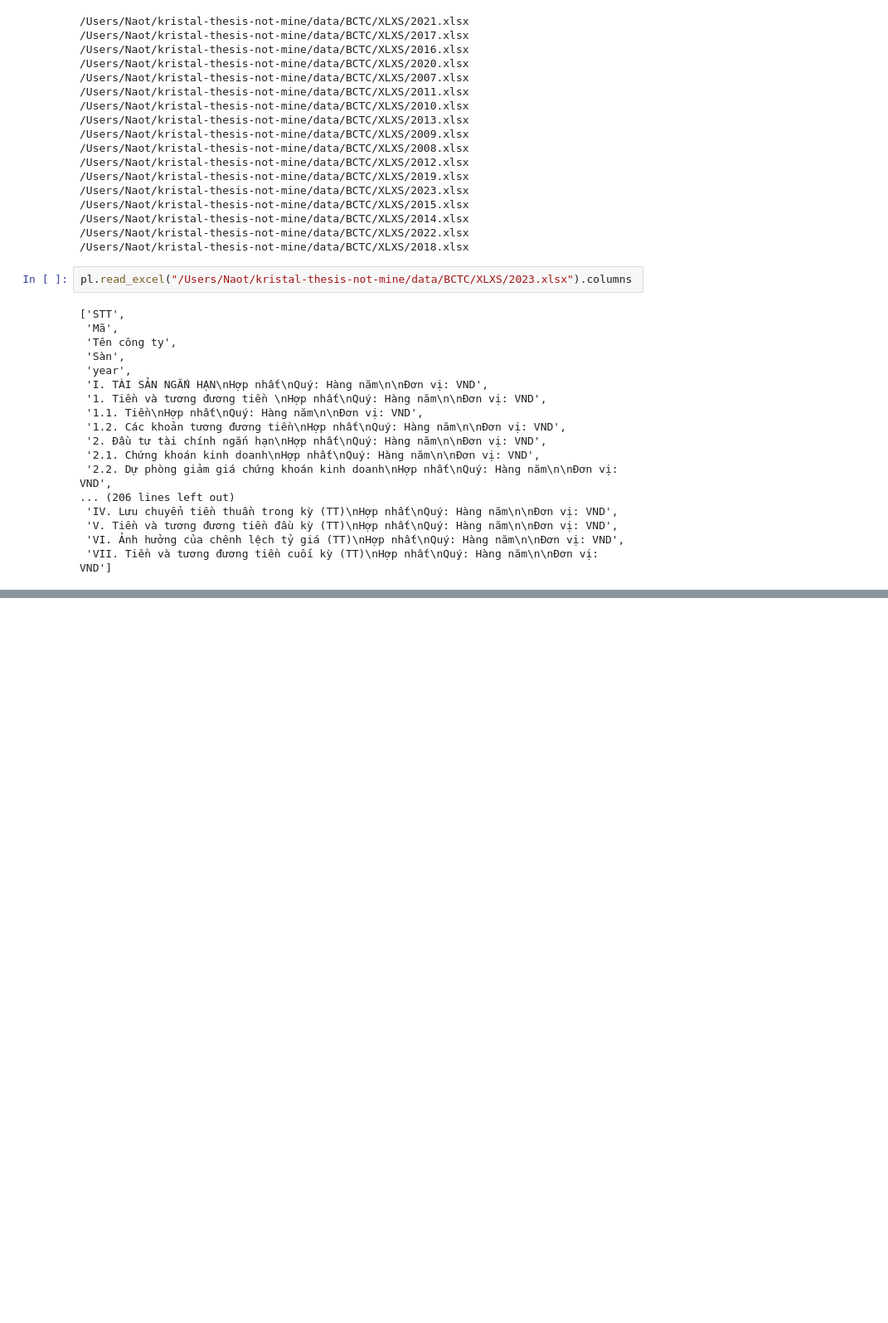
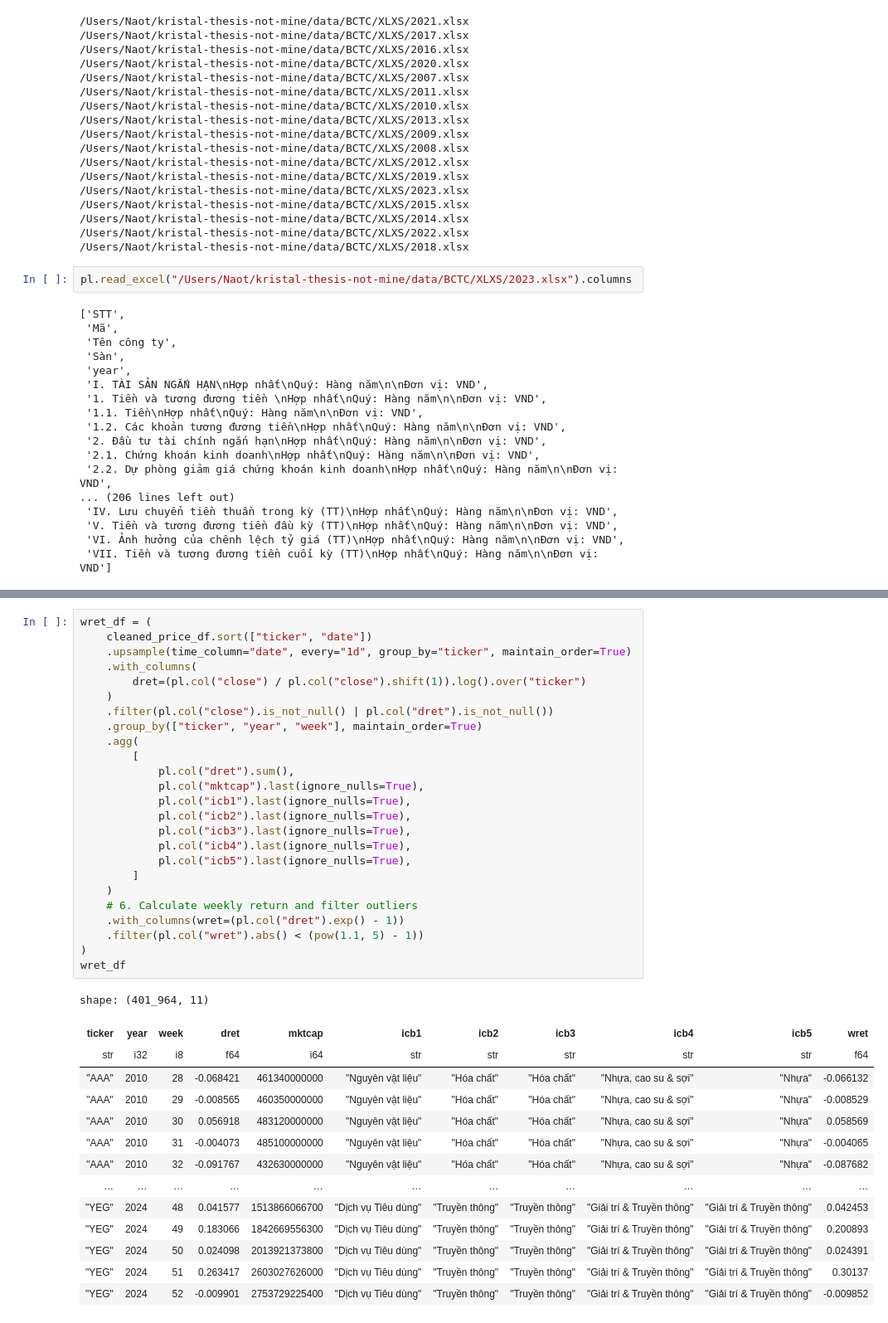
Before and after one commit to vongvinhtoan/kristal-thesis-not-mine, a Jupyter notebook: scripts/preprocessing.ipynb, the cells around one changed output, grey strips where cells are left out. Shown at 83% size. Drawn from its saved outputs; the diff is of its cells as text; blank space fills up the shorter version.

```diff
--- a/scripts/preprocessing.ipynb
+++ b/scripts/preprocessing.ipynb
@@ -286,0 +558,40 @@ shape: (1_516, 4)
+# %%
+wret_df = (
+    cleaned_price_df.sort(["ticker", "date"])
+    .upsample(time_column="date", every="1d", group_by="ticker", maintain_order=True)
+    .with_columns(
+        dret=(pl.col("close") / pl.col("close").shift(1)).log().over("ticker")
+    )
+    .filter(pl.col("close").is_not_null() | pl.col("dret").is_not_null())
+    .group_by(["ticker", "year", "week"], maintain_order=True)
+    .agg(
+        [
+            pl.col("dret").sum(),
+            pl.col("mktcap").last(ignore_nulls=True),
+            pl.col("icb1").last(ignore_nulls=True),
+            pl.col("icb2").last(ignore_nulls=True),
+            pl.col("icb3").last(ignore_nulls=True),
+            pl.col("icb4").last(ignore_nulls=True),
+            pl.col("icb5").last(ignore_nulls=True),
+        ]
+    )
+    # 6. Calculate weekly return and filter outliers
+    .with_columns(wret=(pl.col("dret").exp() - 1))
+    .filter(pl.col("wret").abs() < (pow(1.1, 5) - 1))
+)
+wret_df
+# %% [output]
+shape: (401_964, 11)
+| ticker | year | week | dret | mktcap | icb1 | icb2 | icb3 | icb4 | icb5 | wret |
+| str | i32 | i8 | f64 | i64 | str | str | str | str | str | f64 |
+| "AAA" | 2010 | 28 | -0.068421 | 461340000000 | "Nguyên vật liệu" | "Hóa chất" | "Hóa chất" | "Nhựa, cao su & sợi" | "Nhựa" | -0.066132 |
+| "AAA" | 2010 | 29 | -0.008565 | 460350000000 | "Nguyên vật liệu" | "Hóa chất" | "Hóa chất" | "Nhựa, cao su & sợi" | "Nhựa" | -0.008529 |
+| "AAA" | 2010 | 30 | 0.056918 | 483120000000 | "Nguyên vật liệu" | "Hóa chất" | "Hóa chất" | "Nhựa, cao su & sợi" | "Nhựa" | 0.058569 |
+| "AAA" | 2010 | 31 | -0.004073 | 485100000000 | "Nguyên vật liệu" | "Hóa chất" | "Hóa chất" | "Nhựa, cao su & sợi" | "Nhựa" | -0.004065 |
+| "AAA" | 2010 | 32 | -0.091767 | 432630000000 | "Nguyên vật liệu" | "Hóa chất" | "Hóa chất" | "Nhựa, cao su & sợi" | "Nhựa" | -0.087682 |
+| … | … | … | … | … | … | … | … | … | … | … |
+| "YEG" | 2024 | 48 | 0.041577 | 1513866066700 | "Dịch vụ Tiêu dùng" | "Truyền thông" | "Truyền thông" | "Giải trí & Truyền thông" | "Giải trí & Truyền thông" | 0.042453 |
+| "YEG" | 2024 | 49 | 0.183066 | 1842669556300 | "Dịch vụ Tiêu dùng" | "Truyền thông" | "Truyền thông" | "Giải trí & Truyền thông" | "Giải trí & Truyền thông" | 0.200893 |
+| "YEG" | 2024 | 50 | 0.024098 | 2013921373800 | "Dịch vụ Tiêu dùng" | "Truyền thông" | "Truyền thông" | "Giải trí & Truyền thông" | "Giải trí & Truyền thông" | 0.024391 |
+| "YEG" | 2024 | 51 | 0.263417 | 2603027626000 | "Dịch vụ Tiêu dùng" | "Truyền thông" | "Truyền thông" | "Giải trí & Truyền thông" | "Giải trí & Truyền thông" | 0.30137 |
+| "YEG" | 2024 | 52 | -0.009901 | 2753729225400 | "Dịch vụ Tiêu dùng" | "Truyền thông" | "Truyền thông" | "Giải trí & Truyền thông" | "Giải trí & Truyền thông" | -0.009852 |
```
Also changed, not shown: parts of 15 cells of this notebook, 30 other files.
